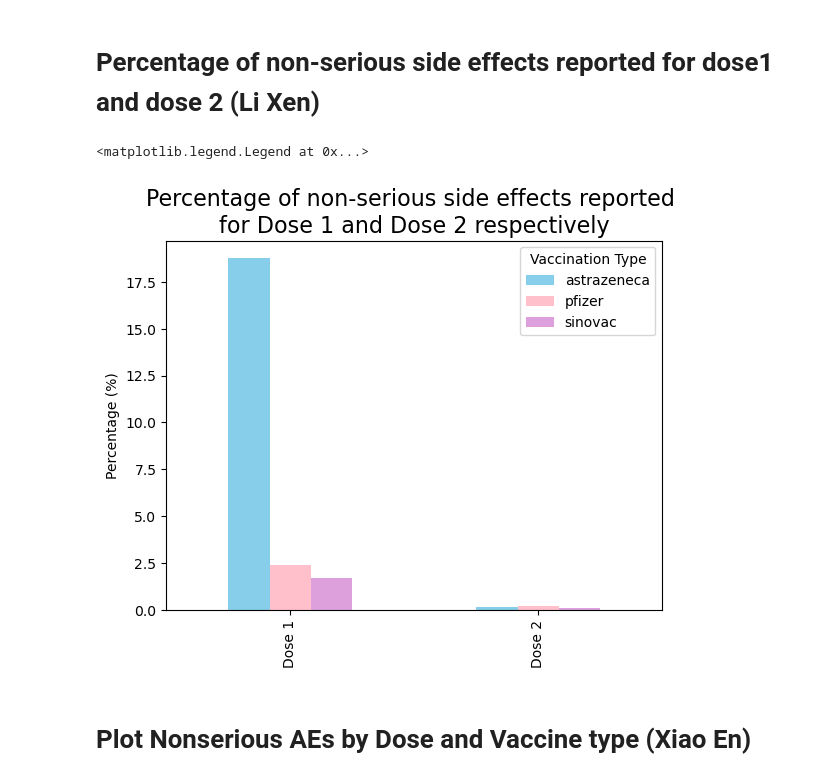
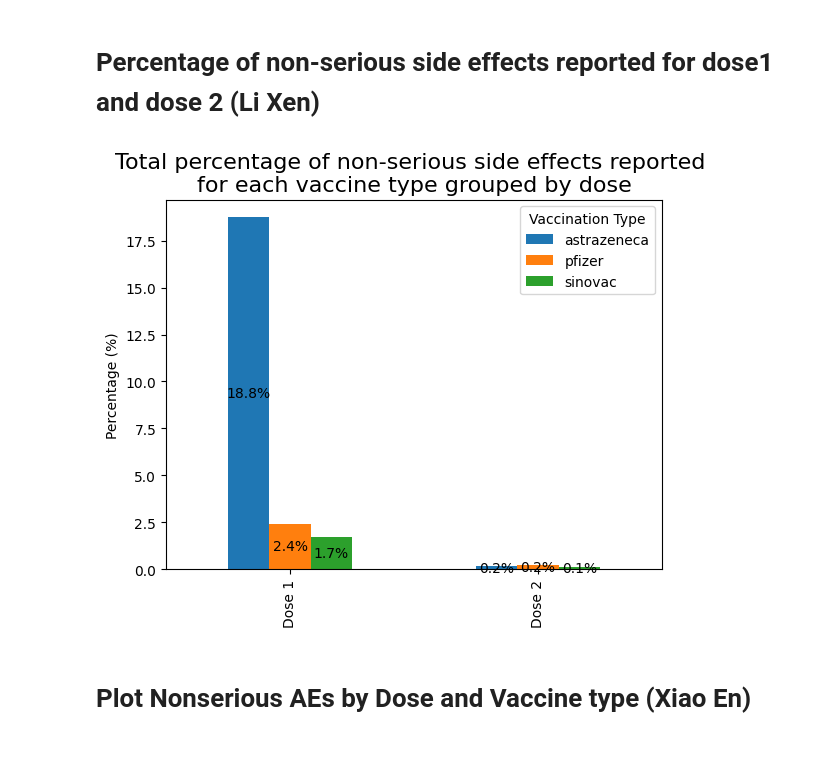
Before and after one commit to kamal089601/HIA302_Project, a Jupyter notebook: HIA302_Project/HIA302_Project.ipynb, the cells around one changed output. Cells and saved outputs as stored; diff of their text form; code cells hidden in the pictures; blank space fills up the shorter version.

Commit message:
Graph changes

```diff
--- a/HIA302_Project/HIA302_Project.ipynb
+++ b/HIA302_Project/HIA302_Project.ipynb
@@ -343,9 +337,15 @@ TotalSE_TotalDose.insert(0, column = "vaxtype", value = TotalSE_TotalDose.index)
 TotalSE_TotalDose.to_csv('TotalSE_percentage_byVax.csv')
 
 ## bargraph: dose 1 and dose 2 % over Total administered, grouped by vaxtype
-TotalSE_TotalDose.plot(kind='bar', stacked=True, color=['powderblue', 'palevioletred'], width=0.5)
+## dose 1 and dose 2 % over Total administered, grouped by vaxtype
+ax = TotalSE_TotalDose.plot(kind='bar', stacked=True, width=0.5)
 plt.xlabel("Type of Vaccine")
 plt.ylabel("Percentage (%)")
-plt.title("Percentage of non-serious side effects \nreported based on Vaccination type", fontsize=16)
+plt.title("Total percentage of non-serious AEs \nfor each vaccine type", fontsize=16)
 plt.legend(labels = ['Dose 1', 'Dose 2'])
+
+for p in ax.patches:
+    width, height = p.get_width(), p.get_height()
+    x, y = p.get_xy()
+    ax.annotate(f'{height:.1f}%', (x + width/2, y + height/2), ha='center', va='center')
 # %% [output]
@@ -356,20 +355,24 @@ plt.legend(labels = ['Dose 1', 'Dose 2'])
 # %%
 ## (total SE1/ total D1 ; total SE2/ total D2)
 TotalSEoverDose = pd.DataFrame()
 
 TotalSEoverDose['TotalSE1_D1_pct'] = percent(df9_sum['daily_nonserious_mysj_dose1'], df9_sum['Total_D1_admin'])
 TotalSEoverDose['TotalSE2_D2_pct'] = percent(df9_sum['daily_nonserious_mysj_dose2'], df9_sum['Total_D2_admin'])
 TotalSEoverDose= TotalSEoverDose.transpose()
 
 Data1 = TotalSEoverDose.rename({'TotalSE1_D1_pct':'Dose 1', 'TotalSE2_D2_pct':'Dose 2'})
-Data1.plot(kind='bar', stacked=False, color=['skyblue', 'pink', 'plum'])
+ax = Data1.plot(kind='bar', stacked=False)
 plt.xlabel("")
 plt.ylabel("Percentage (%)")
-plt.title("Percentage of non-serious side effects reported \nfor Dose 1 and Dose 2 respectively", fontsize=16)
+plt.title("Total percentage of non-serious side effects reported \nfor each vaccine type grouped by dose", fontsize=16)
 plt.legend(title='Vaccination Type')
+
+for p in ax.patches:
+    width, height = p.get_width(), p.get_height()
+    x, y = p.get_xy()
+    ax.annotate(f'{height:.1f}%', (x + width/2, y + height/2), ha='center', va='center')
 # %% [output]
-<matplotlib.legend.Legend at 0x...>
-[figure, old version]
+[figure, new version]
 # %% [markdown]
 # Plot Nonserious AEs by Dose and Vaccine type (Xiao En)
 # %%
```
Also changed, not shown: parts of 7 cells of this notebook.
